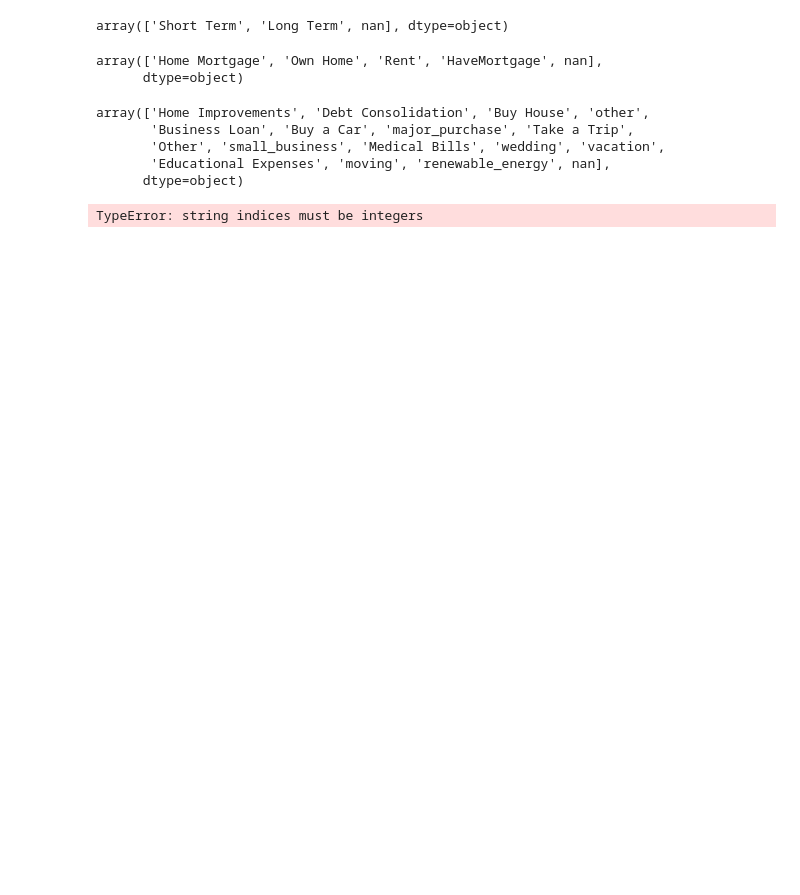
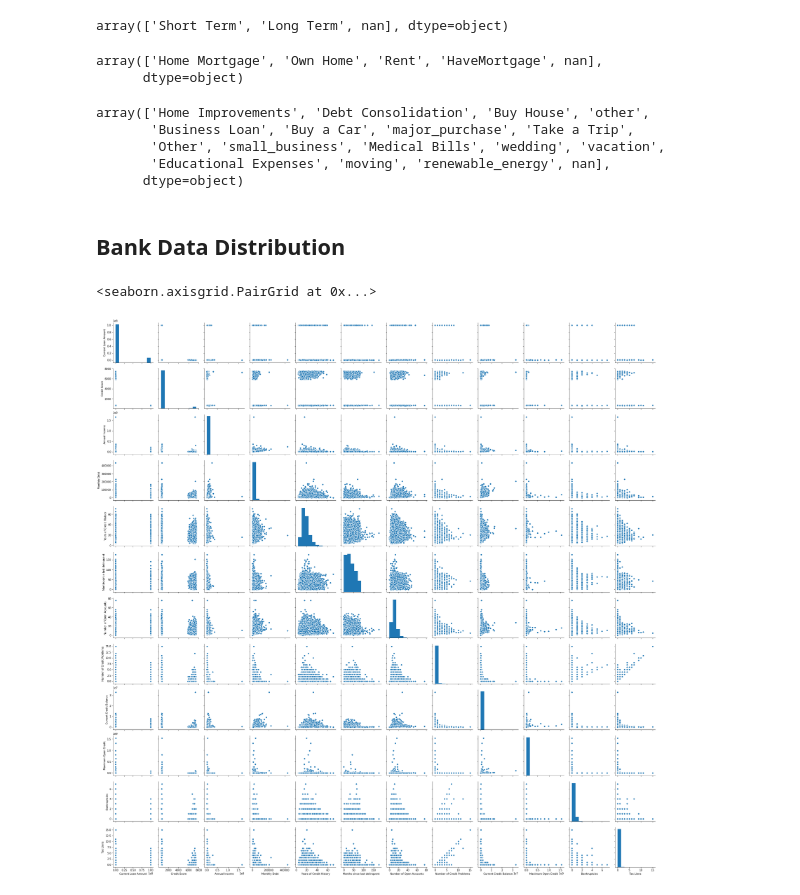
Before and after one commit to LaurentStar/Bank-Loans, a Jupyter notebook: EDA-prt2.ipynb, the cells around one changed output. Saved outputs shown, nothing was run; the diff lists cells and outputs as text; code cells hidden in the pictures; blank space fills up the shorter version.

Commit message:
EDA Numeric Data

```diff
--- a/EDA-prt2.ipynb
+++ b/EDA-prt2.ipynb
@@ -118,4 +138,7 @@ def unique_vars(*columns):
-# %%
-unique_vars("Loan Status")
-# %% [output]
-TypeError: string indices must be integers
+# %% [markdown]
+## Bank Data Distribution
+# %%
+sns.pairplot(bank_df)
+# %% [output]
+<seaborn.axisgrid.PairGrid at 0x...>
+[figure, added]
```
Also changed, not shown: parts of 6 cells of this notebook.
